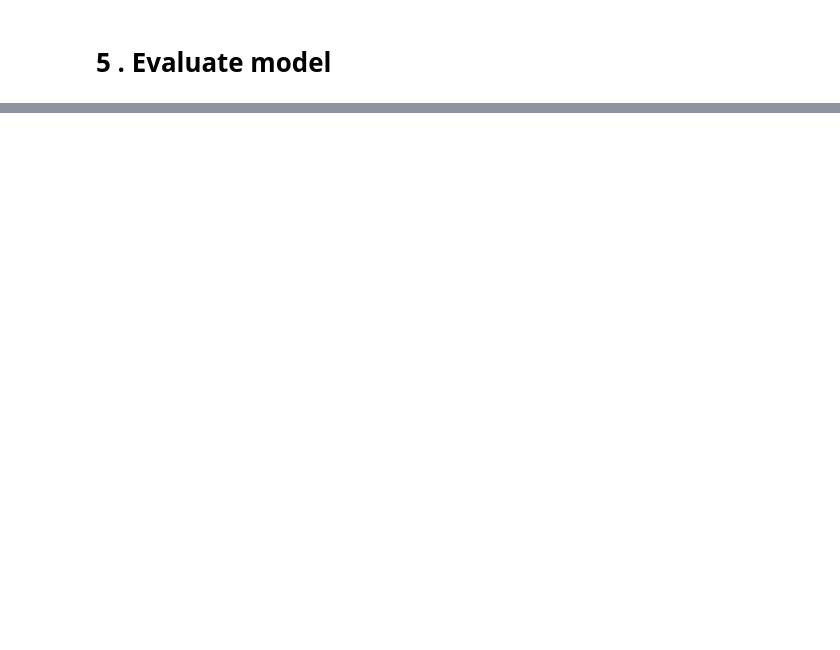
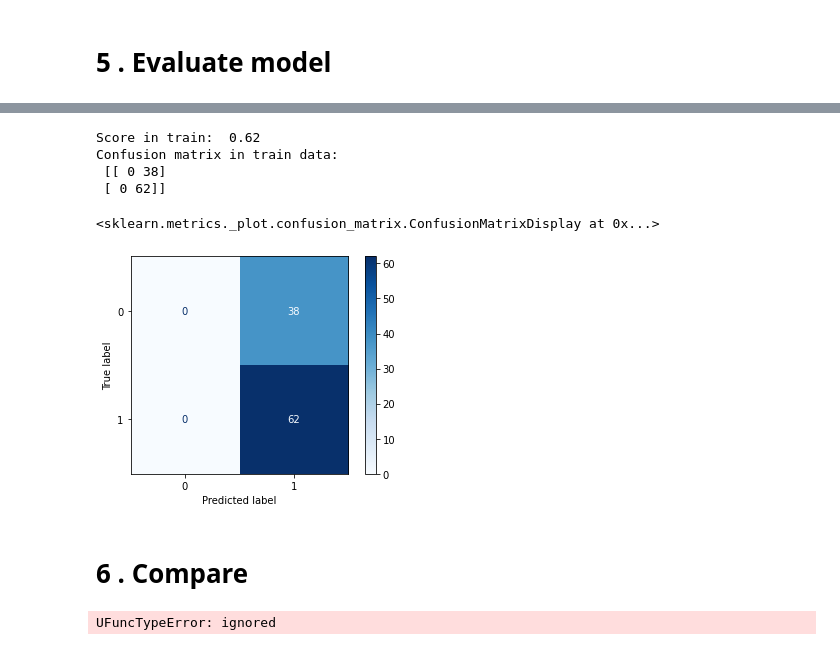
Before and after one commit to trongthuan205/DS102.K21, a Jupyter notebook: 07_DecisionTree_Social_Netwrok_Ads.ipynb, the cells around one changed output, grey strips where cells are left out. Cells and saved outputs as stored; diff of their text form; code cells hidden in the pictures; blank space fills up the shorter version.

```diff
--- a/07_DecisionTree_Social_Netwrok_Ads.ipynb
+++ b/07_DecisionTree_Social_Netwrok_Ads.ipynb
@@ -16,2 +54,4 @@ fatal: destination path 'DS102.K21' already exists and is not an empty directory
+# %%
+X_train = SC.fit_transform(X_train)
 # %% [markdown]
 # 3 . Build and Train model
@@ -21,0 +108,3 @@ fatal: destination path 'DS102.K21' already exists and is not an empty directory
+# %%
+y_pred_test = model.predict(X_test)
+y_pred_test.shape
@@ -21,0 +125,14 @@ fatal: destination path 'DS102.K21' already exists and is not an empty directory
+# %%
+cm_test = confusion_matrix(y_test, y_pred_test)
+print('Score in test: ', model.score(X_test, y_test))
+print('Confusion matrix in test data: \n', cm_test)
+plot_confusion_matrix(model, X_test, y_test, cmap=plt.cm.Blues)
+# %% [output]
+Score in train:  0.62
+Confusion matrix in train data:
+ [[ 0 38]
+ [ 0 62]]
+<sklearn.metrics._plot.confusion_matrix.ConfusionMatrixDisplay at 0x...>
+[figure, added]
+# %% [markdown]
+# 6 . Compare
@@ -21,0 +146,5 @@ fatal: destination path 'DS102.K21' already exists and is not an empty directory
+# %%
+for i in range(7, 12):
+    compare(i)
+# %% [output]
+UFuncTypeError: ignored
```
Also changed, not shown: parts of 18 cells of this notebook.
